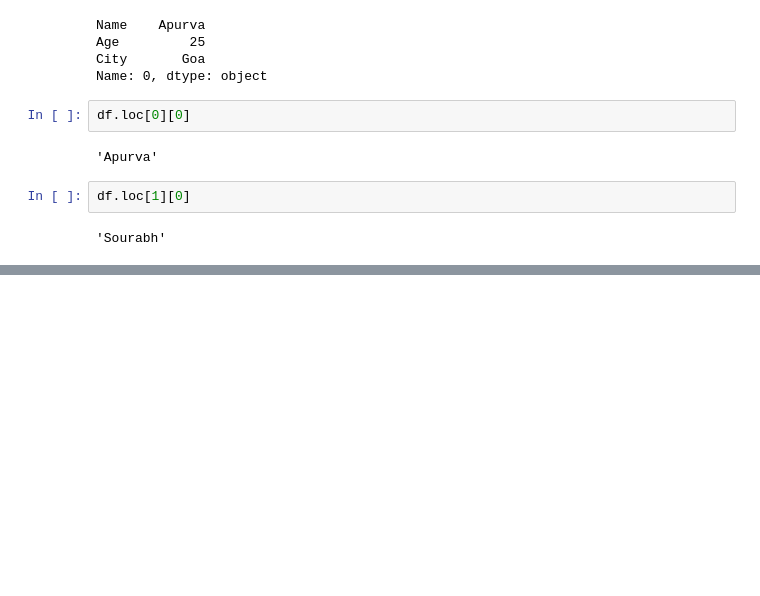
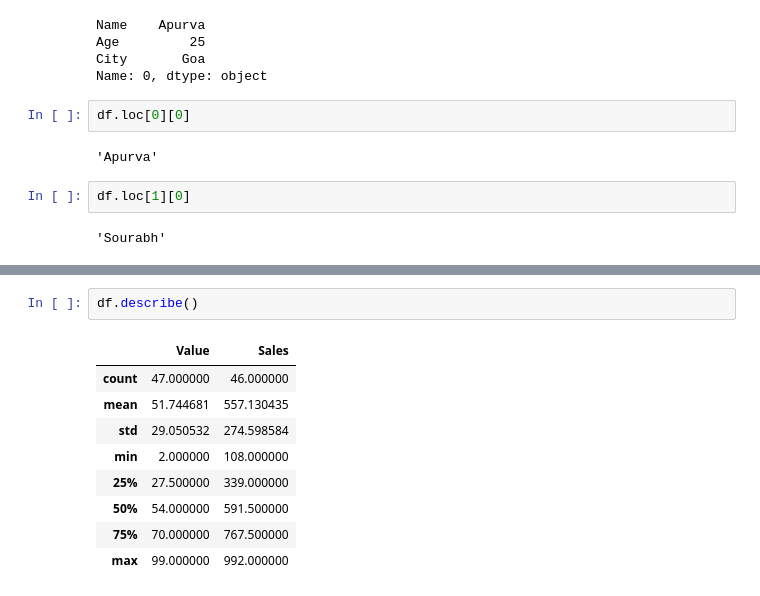
Before and after one commit to apurvau19/Python_Codes, a Jupyter notebook: 10- Data Analysis with Python/10.2-Pandas.ipynb, the cells around one changed output, grey strips where cells are left out. Saved outputs shown, nothing was run; the diff lists cells and outputs as text; blank space fills up the shorter version.

```diff
--- a/10- Data Analysis with Python/10.2-Pandas.ipynb
+++ b/10- Data Analysis with Python/10.2-Pandas.ipynb
@@ -142,0 +273,12 @@ df.loc[1][0]
+# %%
+df.describe()
+# %% [output]
+|  | Value | Sales |
+| count | 47.000000 | 46.000000 |
+| mean | 51.744681 | 557.130435 |
+| std | 29.050532 | 274.598584 |
+| min | 2.000000 | 108.000000 |
+| 25% | 27.500000 | 339.000000 |
+| 50% | 54.000000 | 591.500000 |
+| 75% | 70.000000 | 767.500000 |
+| max | 99.000000 | 992.000000 |
```
Also changed, not shown: parts of 17 cells of this notebook, 5 other files.
